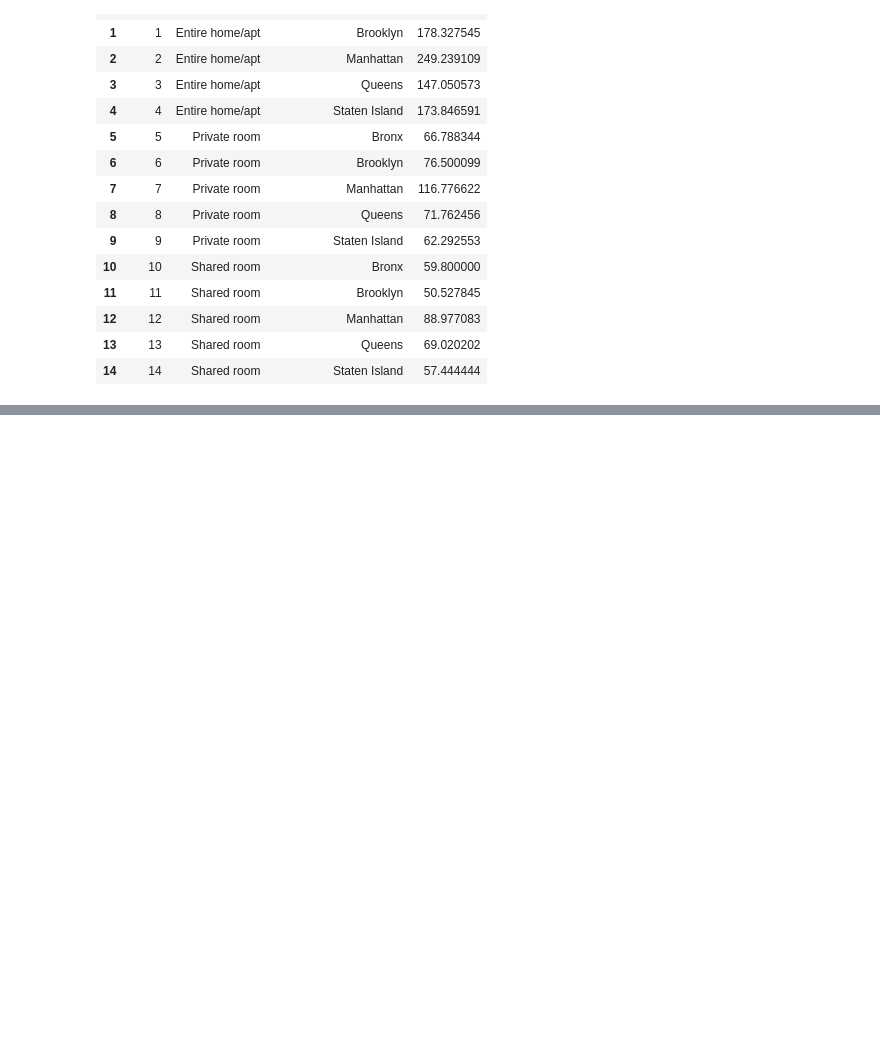
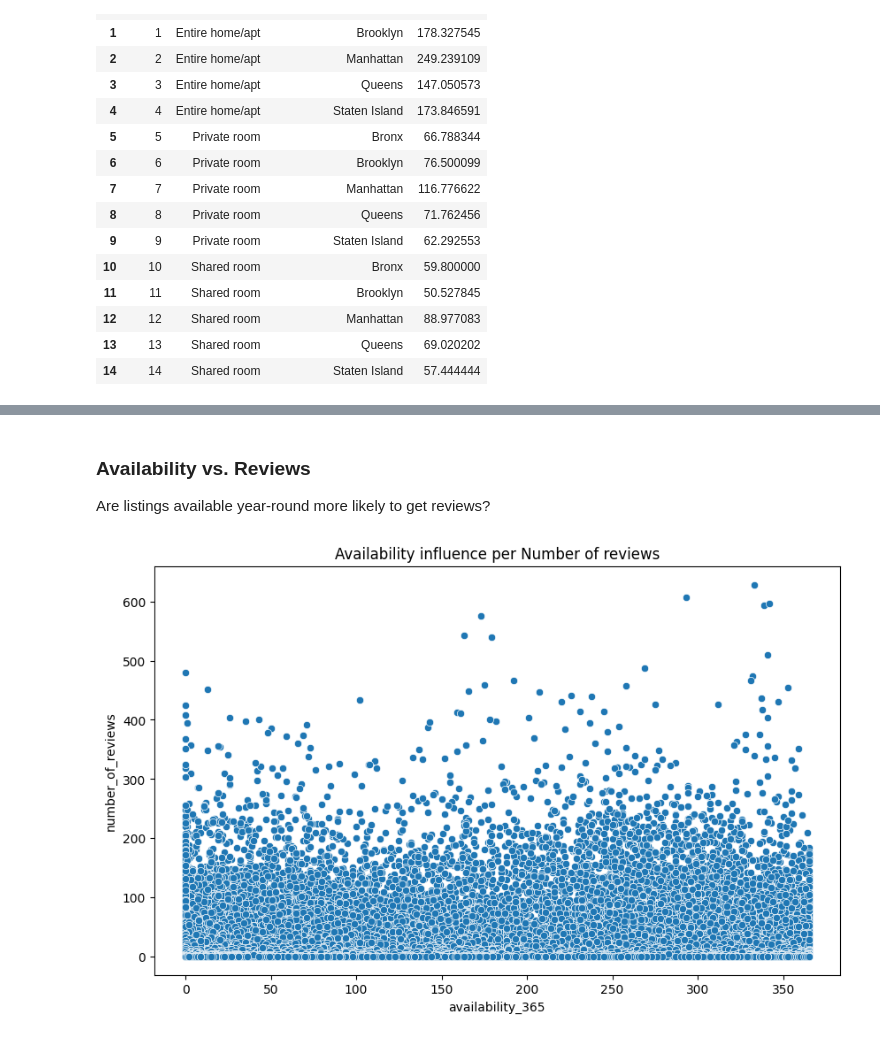
Before and after one commit to msalaverri/machine-learning-python-msalaverri, a Jupyter notebook: src/explore.ipynb, the cells around one changed output, grey strips where cells are left out. Saved outputs shown, nothing was run; the diff lists cells and outputs as text; code cells hidden in the pictures; blank space fills up the shorter version.

```diff
--- a/src/explore.ipynb
+++ b/src/explore.ipynb
@@ -293,0 +326,11 @@ avg_price_combined.reset_index()
+# %% [markdown]
+### Availability vs. Reviews
+
+Are listings available year-round more likely to get reviews?
+# %%
+plt.figure(figsize=(10, 6))
+sns.scatterplot(data=df, x='availability_365', y='number_of_reviews')
+plt.title('Availability influence per Number of reviews')
+plt.show()
+# %% [output]
+[figure, added]
```
Also changed, not shown: parts of 30 cells of this notebook.
